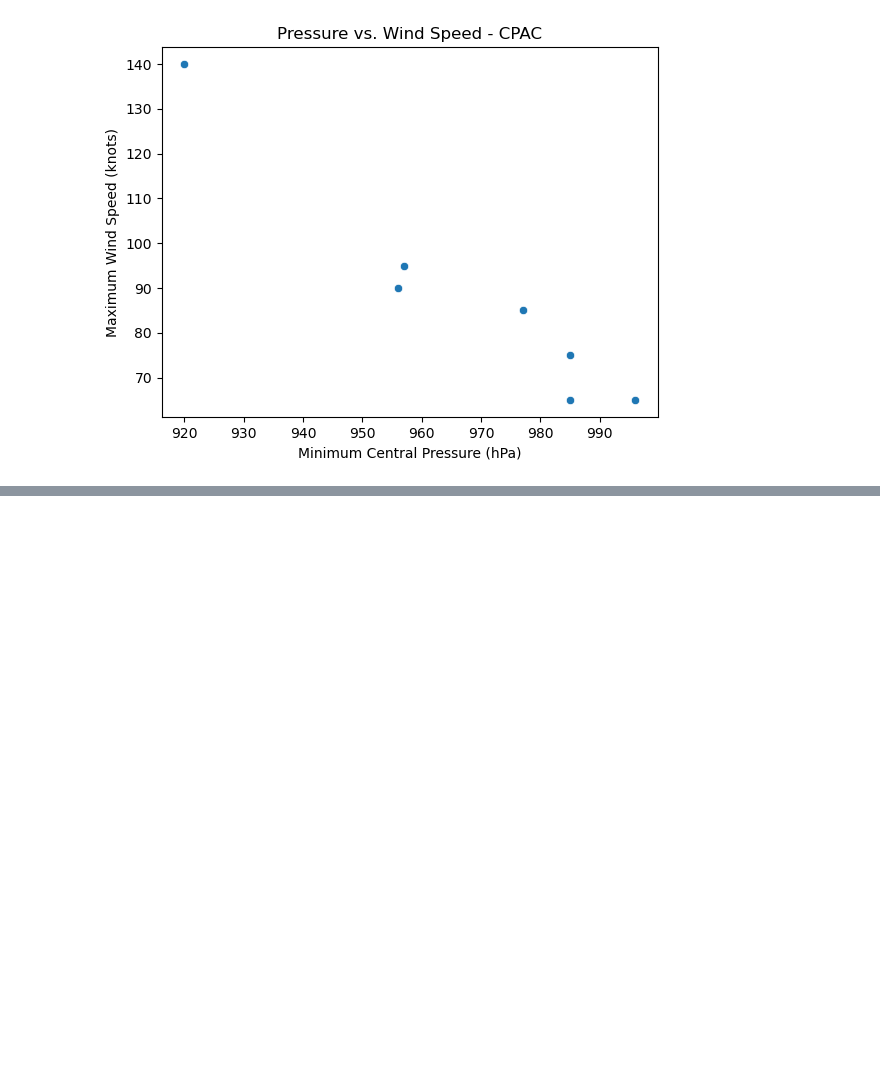
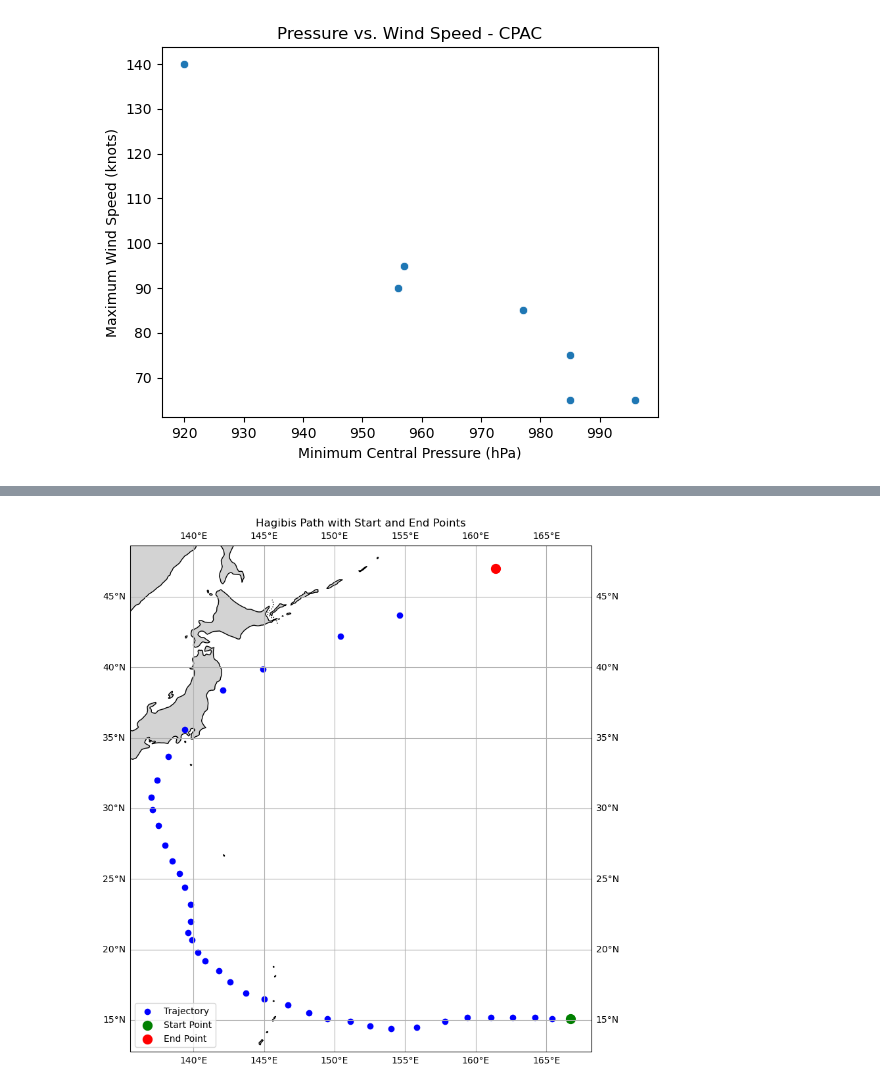
Before and after one commit to aprilggg/Lightning_Analysis_NWRA, a Jupyter notebook: exploratory_analysis.ipynb, the cells around one changed output, grey strips where cells are left out. Drawn from its saved outputs; the diff is of its cells as text; code cells hidden in the pictures; blank space fills up the shorter version.

```diff
--- a/exploratory_analysis.ipynb
+++ b/exploratory_analysis.ipynb
@@ -361,0 +568,30 @@ plt.show()
+# %%
+# convert to pandas dataframe
+subset_storm_data_pd = subset_storm_data.to_pandas()
+
+longitude = subset_storm_data_pd["lon"]
+latitude = subset_storm_data_pd["lat"]
+
+fig = plt.figure(figsize=(12, 10))
+ax = plt.axes(projection=ccrs.PlateCarree())  # Use PlateCarree for lat/lon
+
+ax.add_feature(cfeature.LAND, facecolor='lightgray')
+ax.add_feature(cfeature.COASTLINE)
+ax.add_feature(cfeature.BORDERS, linestyle=':')
+ax.gridlines(draw_labels=True)
+
+# plot all points
+ax.scatter(longitude, latitude, marker='o', color='blue', label='Trajectory', transform=ccrs.PlateCarree())
+
+# highlight start point in green
+ax.scatter(longitude[0], latitude[0], color='green', s=100, label='Start Point', transform=ccrs.PlateCarree())
+
+# highlight end point in red
+ax.scatter(longitude[len(longitude)-1], latitude[len(latitude)-1], color='red', s=100, label='End Point', transform=ccrs.PlateCarree())
+
+plt.legend(loc='lower left')
+plt.title("Hagibis Path with Start and End Points")
+
+plt.show()
+# %% [output]
+[figure, added]
```
Also changed, not shown: parts of 13 cells of this notebook.
